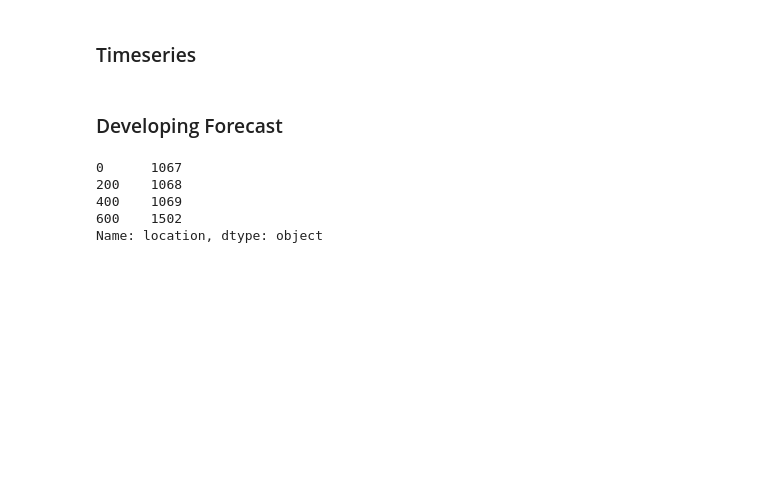
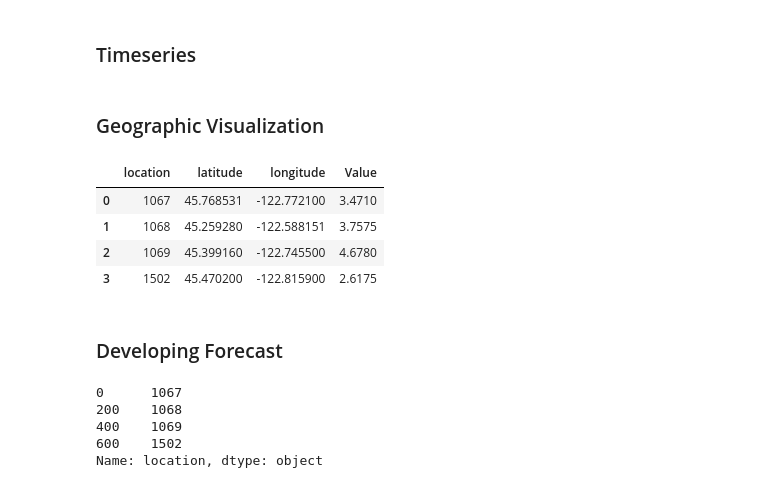
Before and after one commit to pinstripezebra/Air-Polution-Forecasting, a Jupyter notebook: aggregate_analysis.ipynb, the cells around one changed output. Drawn from its saved outputs; the diff is of its cells as text; code cells hidden in the pictures; blank space fills up the shorter version.

Commit message:
adding geographic figure

```diff
--- a/aggregate_analysis.ipynb
+++ b/aggregate_analysis.ipynb
@@ -51,3 +55,15 @@ combined_df = combined_df.drop(columns = ['Unnamed: 0'])
 timeseries_plot = px.line(combined_df, x = 'Data_Converted', y = 'Value', color='location',
                                 title = "pm25 polution, Portland Oregon")
 timeseries_plot.show()
+# %% [markdown]
+### Geographic Visualization
+# %%
+# Aggregating data to location level
+aggregate_df = combined_df[['location', 'latitude', 'longitude', 'Value']].groupby('location').mean().reset_index()
+aggregate_df.head(10)
+# %% [output]
+|  | location | latitude | longitude | Value |
+| 0 | 1067 | 45.768531 | -122.772100 | 3.4710 |
+| 1 | 1068 | 45.259280 | -122.588151 | 3.7575 |
+| 2 | 1069 | 45.399160 | -122.745500 | 4.6780 |
+| 3 | 1502 | 45.470200 | -122.815900 | 2.6175 |
```
Also changed, not shown: parts of 5 cells of this notebook, 1 other file.
